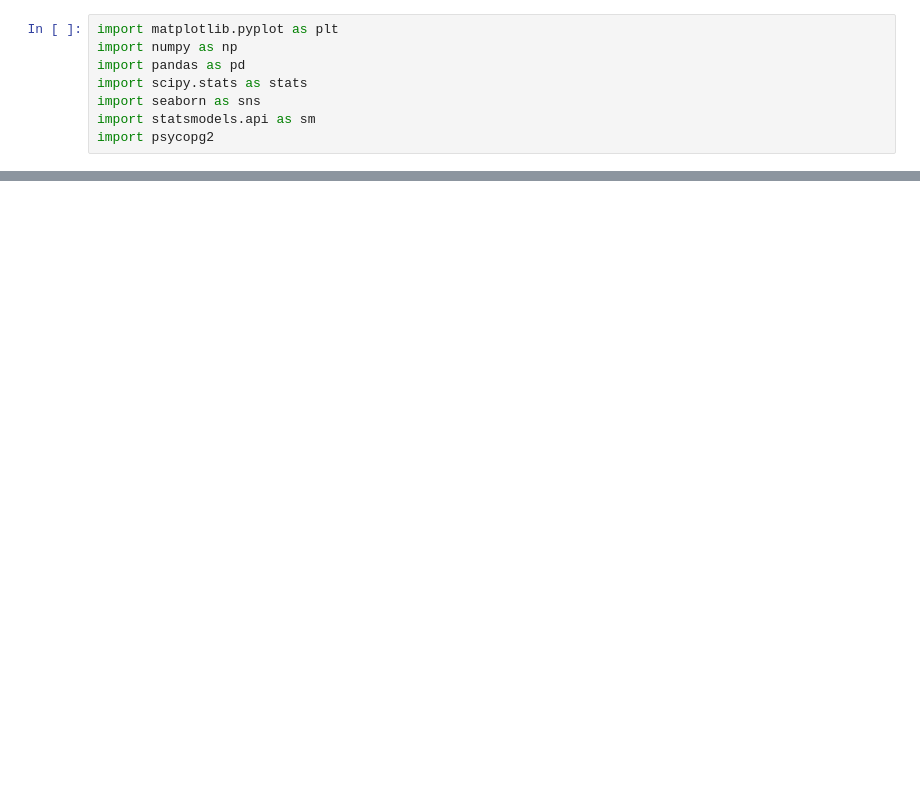
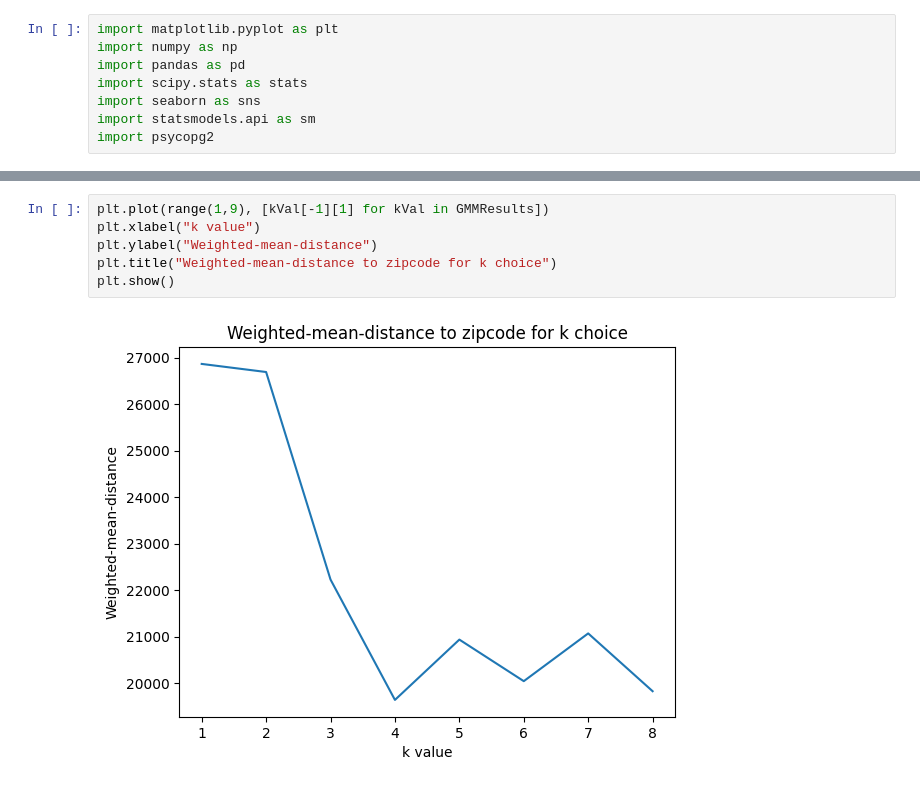
Before and after one commit to filip-r-casey/Hospital-Compliance, a Jupyter notebook: EM.ipynb, the cells around one changed output, grey strips where cells are left out. Cells and saved outputs as stored; diff of their text form; blank space fills up the shorter version.

```diff
--- a/EM.ipynb
+++ b/EM.ipynb
@@ -143,0 +126,8 @@ GMM(df_bed, 3, "meets_standards", "bed_count")
+# %%
+plt.plot(range(1,9), [kVal[-1][1] for kVal in GMMResults])
+plt.xlabel("k value")
+plt.ylabel("Weighted-mean-distance")
+plt.title("Weighted-mean-distance to zipcode for k choice")
+plt.show()
+# %% [output]
+[figure, added]
```
Also changed, not shown: parts of 8 cells of this notebook.
